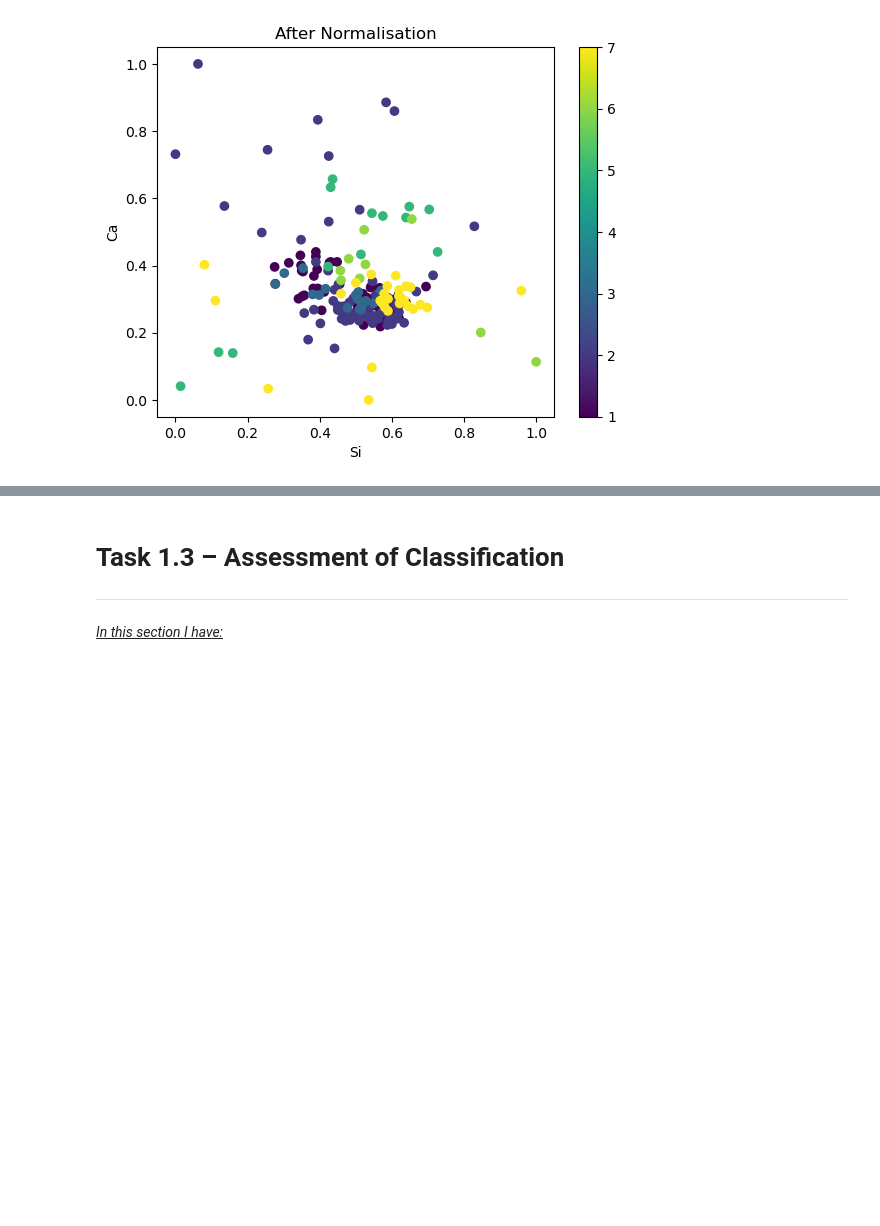
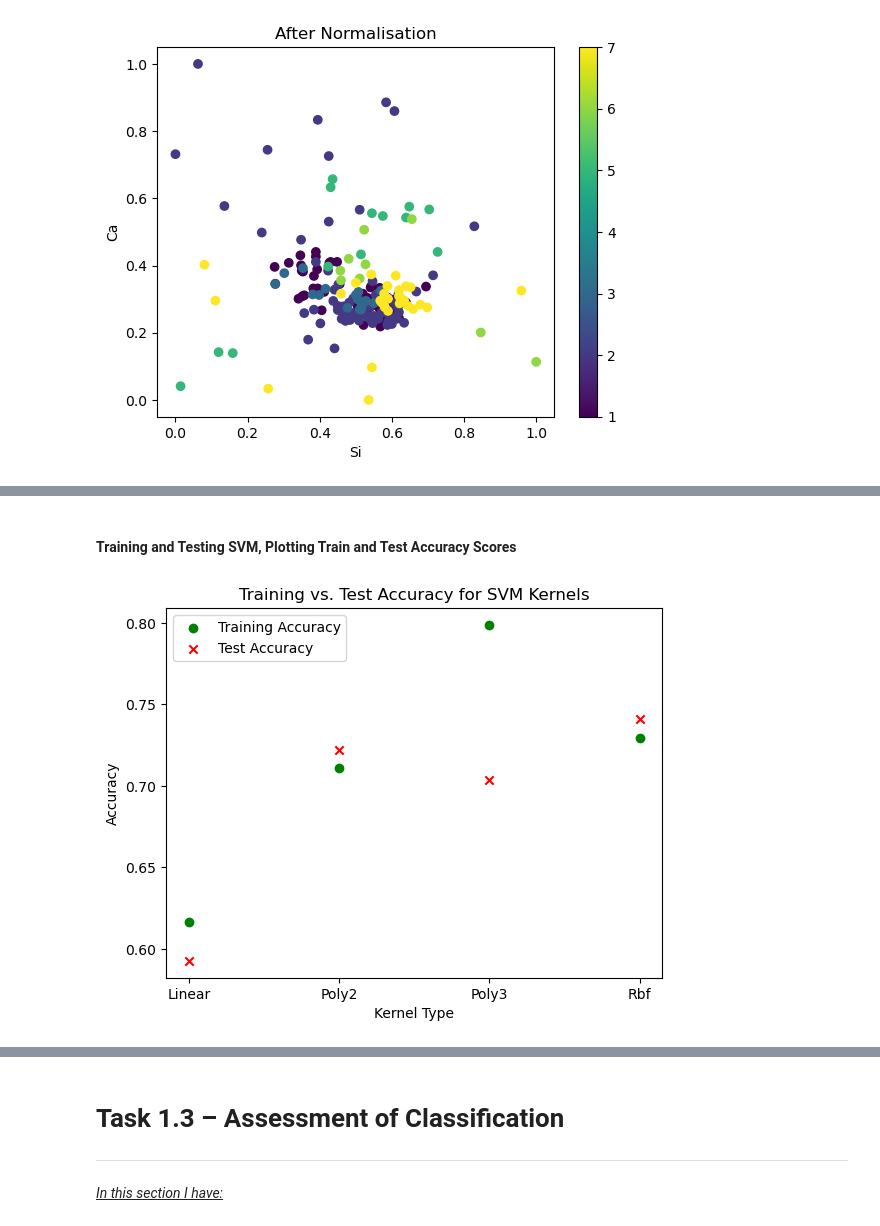
Before and after one commit to elizaclay/Machine-Learning-Optimisation, a Jupyter notebook: COMP2002.ipynb, the cells around one changed output, grey strips where cells are left out. Cells and saved outputs as stored; diff of their text form; code cells hidden in the pictures; blank space fills up the shorter version.

```diff
--- a/COMP2002.ipynb
+++ b/COMP2002.ipynb
@@ -125,0 +221,25 @@ plot_features(data, "Si", "Ca", targets, "After Normalisation")
+# %% [markdown]
+#### **Training and Testing SVM, Plotting Train and Test Accuracy Scores**
+# %%
+#loop through desired kernel shapes (linear, poly, radial)
+for s in kernel_shape:
+    if s == 'poly': #for polynomial kernel limit search to degree 2,3
+         for degree in [2,3]:
+             svm = SVC(kernel=s, degree=degree)
+             svm.fit(X_train, y_train)
+
+             #test the model on the training set and testing set and retrieve accuracy score of both
+             s_train_score.append(svm.score(X_train, y_train))
+             s_test_score.append(svm.score(X_test, y_test))
+
+    else:
+        svm = SVC(kernel=s)
+        svm.fit(X_train, y_train)
+
+        s_train_score.append(svm.score(X_train, y_train))
+        s_test_score.append(svm.score(X_test, y_test))
+
+#plot scores for each kernel
+plot_accuracy("Training vs. Test Accuracy for SVM Kernels", "Kernel Type", range(len(kernels)),kernels, s_train_score, s_test_score)
+# %% [output]
+[figure, added]
```
Also changed, not shown: parts of 22 cells of this notebook.
